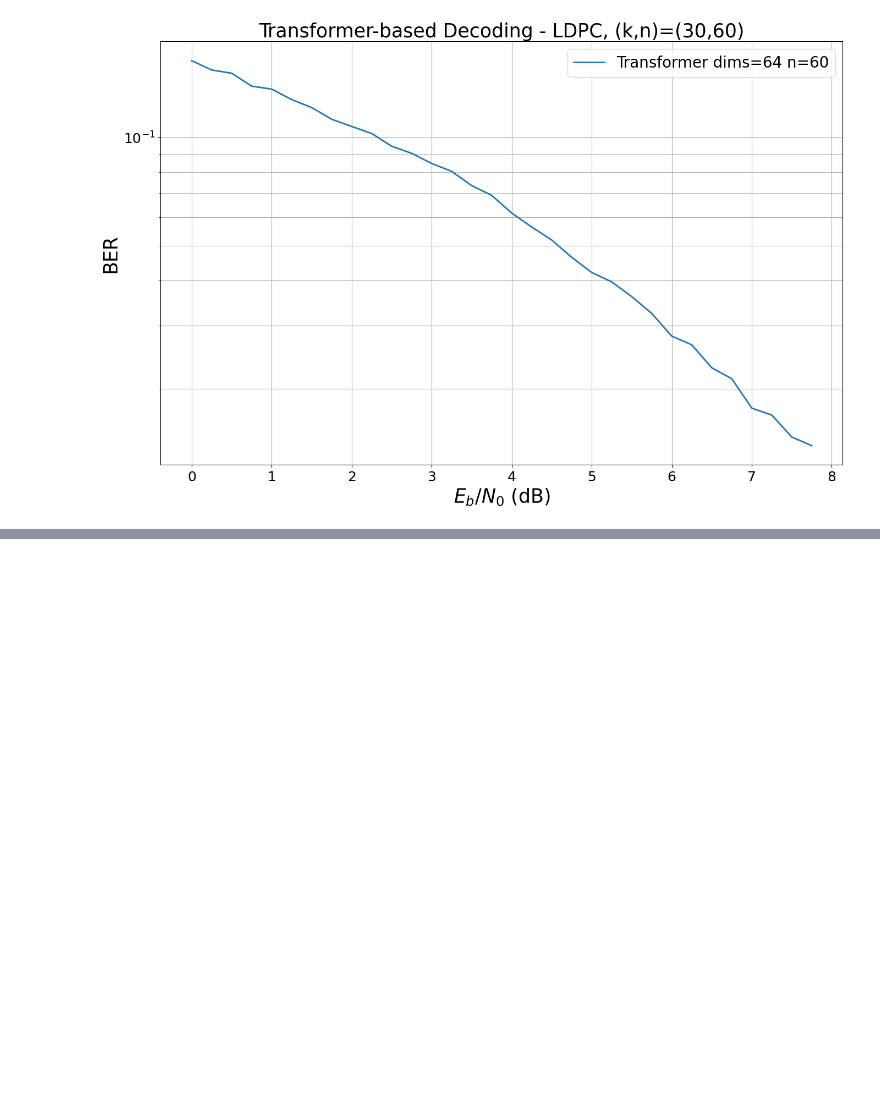
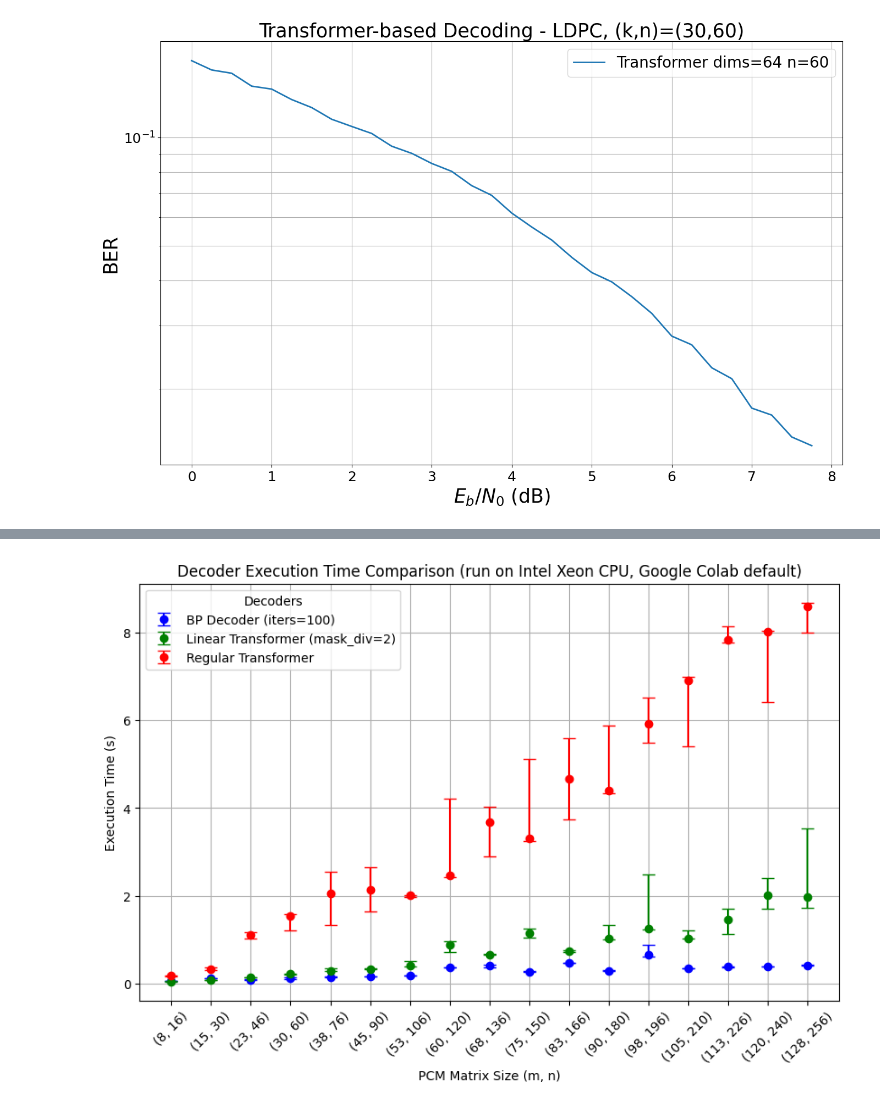
Before and after one commit to pollyjuice74/5G-Decoder, a Jupyter notebook: LTD_model_reg_LDPC.ipynb, the cells around one changed output, grey strips where cells are left out. Saved outputs shown, nothing was run; the diff lists cells and outputs as text; code cells hidden in the pictures; blank space fills up the shorter version.

```diff
--- a/LTD_model_reg_LDPC.ipynb
+++ b/LTD_model_reg_LDPC.ipynb
@@ -770,0 +812,38 @@ EbNo [dB] |        BER |       BLER |  bit errors |    num bits | block errors |
+# %%
+import numpy as np
+import matplotlib.pyplot as plt
+
+# Extract PCM sizes (x-axis) and ensure execution times are properly structured
+pcm_sizes = list(data.keys())  # List of (m, n) tuples
+decoders = list(data[pcm_sizes[0]].keys())  # Extract decoder names dynamically
+
+# Convert execution times to NumPy arrays for quartile calculations
+execution_times_np = {
+    name: np.array([data[pcm_size][name] for pcm_size in pcm_sizes])
+    for name in decoders
+}
+
+# Plot quartile charts
+fig, ax = plt.subplots(figsize=(10, 6))
+colors = ['blue', 'green', 'red']
+
+for i, (name, times) in enumerate(execution_times_np.items()):
+    medians = np.median(times, axis=1)
+    q1 = np.percentile(times, 25, axis=1)
+    q3 = np.percentile(times, 75, axis=1)
+
+    ax.errorbar(range(len(pcm_sizes)), medians, yerr=[medians - q1, q3 - medians],
+                fmt='o', label=name, color=colors[i], capsize=5)
+
+# Set x-axis labels to tuple sizes
+ax.set_xticks(range(len(pcm_sizes)))
+ax.set_xticklabels(pcm_sizes, rotation=45)
+
+ax.set_xlabel("PCM Matrix Size (m, n)")
+ax.set_ylabel("Execution Time (s)")
+ax.set_title(f"Decoder Execution Time Comparison (run on Intel Xeon CPU, Google Colab default)")
+ax.legend(loc='upper left', title="Decoders")
+ax.grid(True)
+plt.show()
+# %% [output]
+[figure, added]
```
Also changed, not shown: parts of 6 cells of this notebook.
